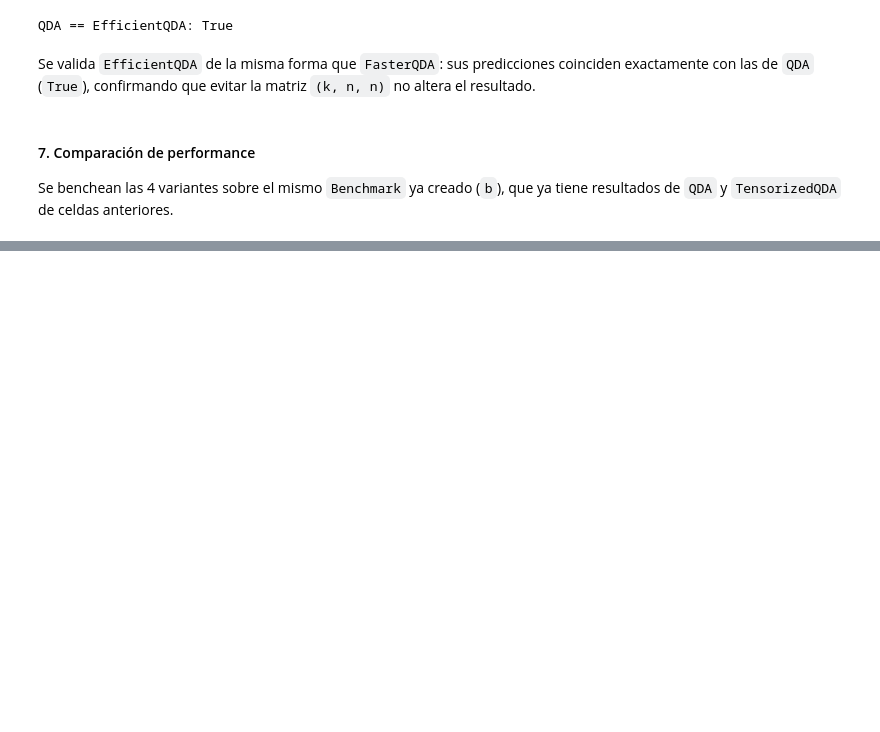
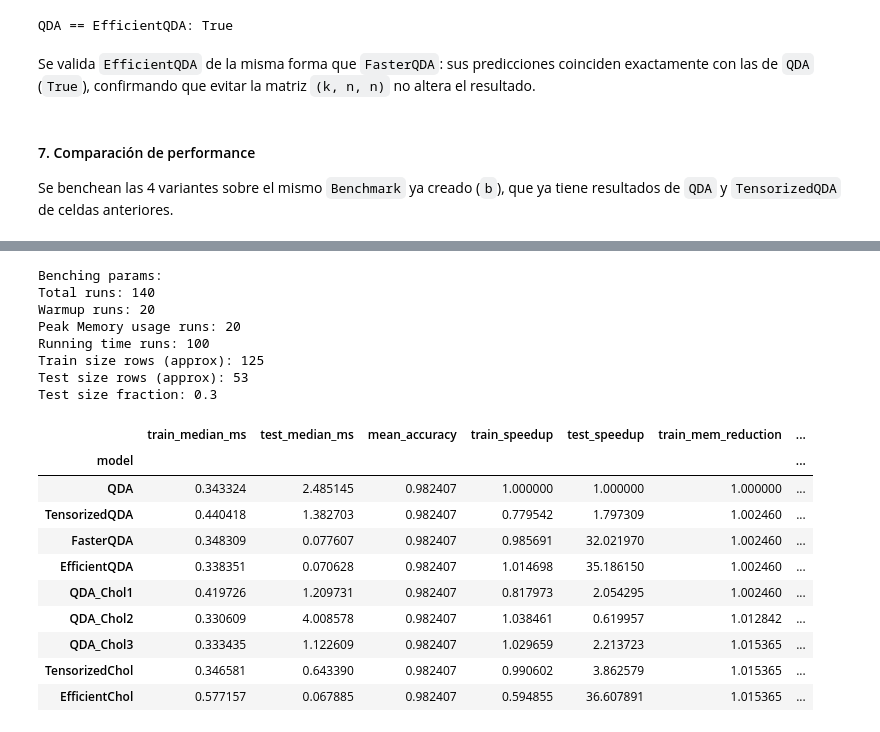
Before and after one commit to alanleicach/ceia-amia-tp_final, a Jupyter notebook: tp.ipynb, the cells around one changed output, grey strips where cells are left out. Saved outputs shown, nothing was run; the diff lists cells and outputs as text; code cells hidden in the pictures; blank space fills up the shorter version.

Commit message:
versión final unificada-ejecutada sobre ia-env python 3.12.13, Linux-Ubuntu - Aportes de Celeste Corominas y Christian Yanez

```diff
--- a/tp.ipynb
+++ b/tp.ipynb
@@ -517,0 +1747,61 @@ En síntesis, se condice parcialmente con lo esperado: la ganancia de eliminar l
+# %%
+# Benchmark final de las nueve variantes requeridas por la consigna.
+# Se utiliza nuevamente same_splits=True para garantizar comparabilidad.
+b_final = Benchmark(
+    X_full,
+    y_full_encoded,
+    n_runs=100,
+    warmup=20,
+    mem_runs=20,
+    test_sz=0.3,
+    same_splits=True
+)
+
+models_9 = [
+    QDA,
+    TensorizedQDA,
+    FasterQDA,
+    EfficientQDA,
+    QDA_Chol1,
+    QDA_Chol2,
+    QDA_Chol3,
+    TensorizedChol,
+    EfficientChol
+]
+
+# Se ejecuta la misma metodología de benchmark para cada modelo.
+for model in models_9:
+    b_final.bench(model)
+
+# QDA vuelve a utilizarse como baseline común.
+summary_final = b_final.summary(baseline="QDA")
+
+summary_final[[
+    "train_median_ms",
+    "test_median_ms",
+    "mean_accuracy",
+    "train_speedup",
+    "test_speedup",
+    "train_mem_reduction",
+    "test_mem_reduction"
+]]
+# %% [output]
+Benching params:
+Total runs: 140
+Warmup runs: 20
+Peak Memory usage runs: 20
+Running time runs: 100
+Train size rows (approx): 125
+Test size rows (approx): 53
+Test size fraction: 0.3
+|  | train_median_ms | test_median_ms | mean_accuracy | train_speedup | test_speedup | train_mem_reduction | ... |
+| model |  |  |  |  |  |  | ... |
+| QDA | 0.343324 | 2.485145 | 0.982407 | 1.000000 | 1.000000 | 1.000000 | ... |
+| TensorizedQDA | 0.440418 | 1.382703 | 0.982407 | 0.779542 | 1.797309 | 1.002460 | ... |
+| FasterQDA | 0.348309 | 0.077607 | 0.982407 | 0.985691 | 32.021970 | 1.002460 | ... |
+| EfficientQDA | 0.338351 | 0.070628 | 0.982407 | 1.014698 | 35.186150 | 1.002460 | ... |
+| QDA_Chol1 | 0.419726 | 1.209731 | 0.982407 | 0.817973 | 2.054295 | 1.002460 | ... |
+| QDA_Chol2 | 0.330609 | 4.008578 | 0.982407 | 1.038461 | 0.619957 | 1.012842 | ... |
+| QDA_Chol3 | 0.333435 | 1.122609 | 0.982407 | 1.029659 | 2.213723 | 1.015365 | ... |
+| TensorizedChol | 0.346581 | 0.643390 | 0.982407 | 0.990602 | 3.862579 | 1.015365 | ... |
+| EfficientChol | 0.577157 | 0.067885 | 0.982407 | 0.594855 | 36.607891 | 1.015365 | ... |
```
Also changed, not shown: parts of 35 cells of this notebook.
